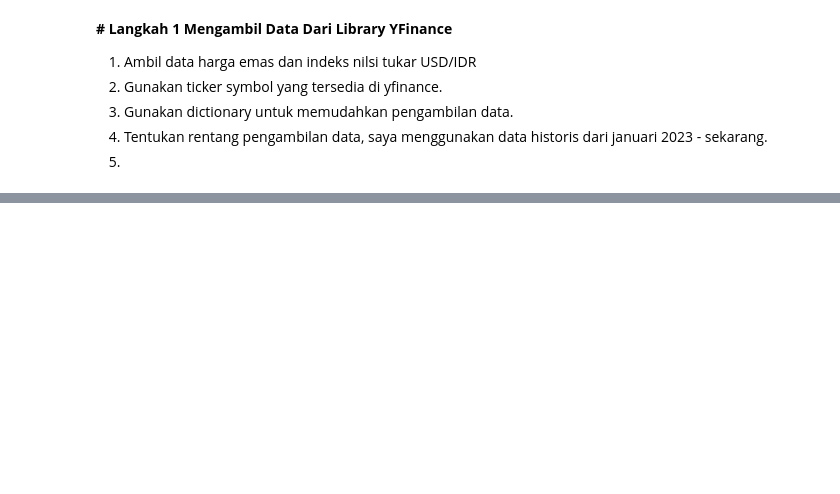
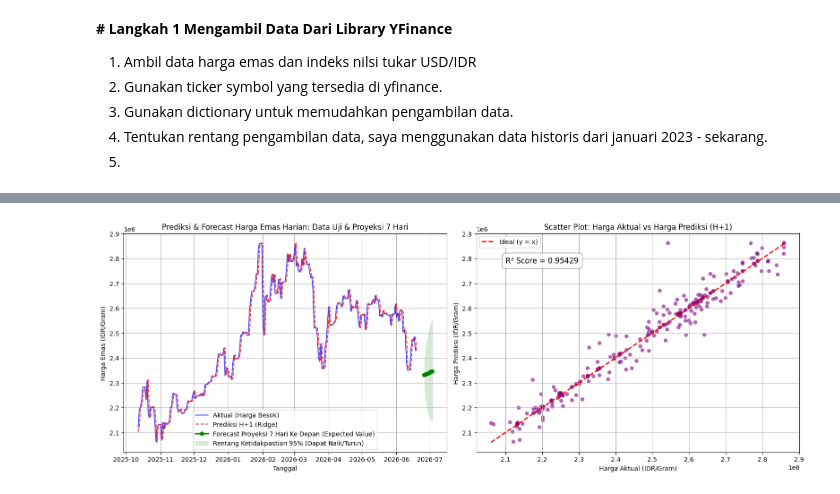
Before and after one commit to RenatGreen-flag/Model-Liniar-Regression, a Jupyter notebook: linearRegressionGoldnIDR.ipynb, the cells around one changed output, grey strips where cells are left out. Drawn from its saved outputs; the diff is of its cells as text; code cells hidden in the pictures; blank space fills up the shorter version.

Commit message:
new model

```diff
--- a/linearRegressionGoldnIDR.ipynb
+++ b/linearRegressionGoldnIDR.ipynb
@@ -182,0 +185,19 @@ Mean Squared Error: 1874556476.6139057
+# %%
+# Pecah data dan masukan pada model yang sesuai yaini ridge regresion
+
+# TAHAP 6: MODELLING & HYPERPARAMETER TUNING
+X_train, X_test, y_train, y_test = train_test_split(X, y, test_size=0.2, shuffle=False)
+
+# GridSearch Ridge Regression
+param_grid = {'alpha': [0.001, 0.01, 0.1, 1.0, 10.0, 100.0, 1000.0]}
+grid_search = GridSearchCV(
+    estimator=Ridge(),
+    param_grid=param_grid,
+    cv=5,
+    scoring='neg_mean_squared_error',
+    n_jobs=-1
+)
+grid_search.fit(X_train, y_train) #Memasukan data yang sudah dipisah kedalam Model Rigde Regresion
+
+best_model = grid_search.best_estimator_
+print(f"\nParameter Terbaik Ditemukan (Ridge Alpha): {grid_search.best_params_['alpha']}")
@@ -182,0 +290,66 @@ Mean Squared Error: 1874556476.6139057
+# %%
+
+# --- TAHAP 7: VISUALISASI HASIL PREDIKSI & FORECAST ---
+plt.figure(figsize=(16, 6))
+
+# Subplot 1: Time Series Plot
+plt.subplot(1, 2, 1)
+test_dates = X_test.index
+actual_tomorrow = price_today_test * (1 + y_test['target_return_h1'])
+plt.plot(test_dates, actual_tomorrow, label='Aktual (Harga Besok)', color='blue', alpha=0.7)
+plt.plot(test_dates, pred_tomorrow_h1, label='Prediksi H+1 (Ridge)', color='red', linestyle='--', alpha=0.8)
+
+# Hubungkan hari terakhir data uji dengan forecast pertama untuk kesinambungan garis
+plt.plot(
+    [last_date] + list(forecast_dates),
+    [last_price] + forecast_prices,
+    label='Forecast Proyeksi 7 Hari Ke Depan (Expected Value)',
+    color='green',
+    linewidth=2.5,
+    marker='o',
+    alpha=0.9
+)
+
+# Plot Shaded Area untuk Prediction Interval 95% (Menunjukkan Ketidakpastian/Dinamika Pasar)
+plt.fill_between(
+    [last_date] + list(forecast_dates),
+    [last_price] + lower_bounds,
+    [last_price] + upper_bounds,
+    color='green',
+    alpha=0.15,
+    label='Rentang Ketidakpastian 95% (Dapat Naik/Turun)'
+)
+
+plt.title('Prediksi & Forecast Harga Emas Harian: Data Uji & Proyeksi 7 Hari')
+plt.xlabel('Tanggal')
+plt.ylabel('Harga Emas (IDR/Gram)')
+plt.legend()
+plt.grid(True)
+
+# Subplot 2: Scatter Plot (Uji Prediksi vs Aktual)
+plt.subplot(1, 2, 2)
+plt.scatter(actual_tomorrow, pred_tomorrow_h1, alpha=0.6, color='purple', edgecolors='none', s=40)
+# Garis diagonal 45 derajat (y=x)
+min_val = min(actual_tomorrow.min(), pred_tomorrow_h1.min())
+max_val = max(actual_tomorrow.max(), pred_tomorrow_h1.max())
+plt.plot([min_val, max_val], [min_val, max_val], color='red', linestyle='--', linewidth=2, label='Ideal (y = x)')
+
+plt.title('Scatter Plot: Harga Aktual vs Harga Prediksi (H+1)')
+plt.xlabel('Harga Aktual (IDR/Gram)')
+plt.ylabel('Harga Prediksi (IDR/Gram)')
+# Tampilkan teks R2 di dalam plot
+r2_price_h1 = r2_score(actual_tomorrow, pred_tomorrow_h1)
+plt.text(
+    min_val + (max_val - min_val)*0.05,
+    max_val - (max_val - min_val)*0.1,
+    f'R² Score = {r2_price_h1:.5f}',
+    fontsize=12,
+    bbox=dict(facecolor='white', alpha=0.8, edgecolor='gray', boxstyle='round,pad=0.5')
+)
+plt.legend()
+plt.grid(True)
+
+plt.tight_layout()
+plt.savefig('emas_actual_vs_predicted.png', dpi=300)
+# %% [output]
+[figure, added]
```
Also changed, not shown: parts of 15 cells of this notebook.
